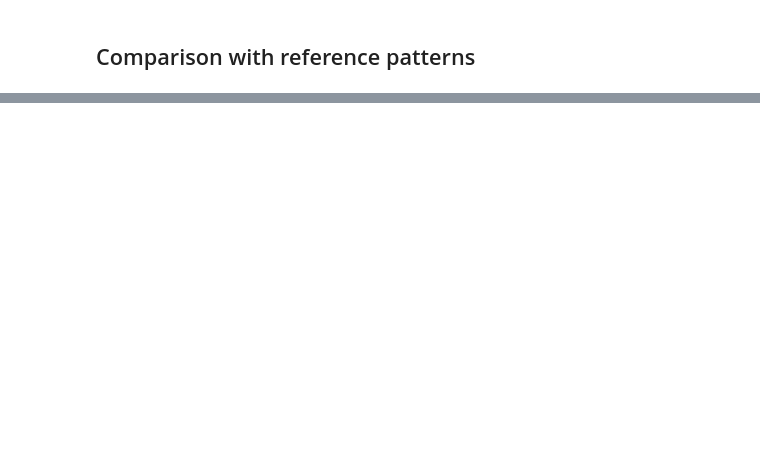
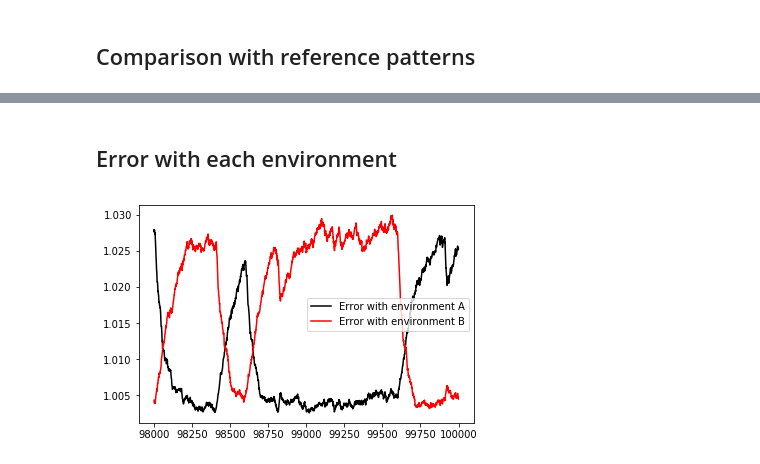
Before and after one commit to fedeflo2/Semester, a Jupyter notebook: Maze Exploration Task.ipynb, the cells around one changed output, grey strips where cells are left out. Drawn from its saved outputs; the diff is of its cells as text; code cells hidden in the pictures; blank space fills up the shorter version.

```diff
--- a/Maze Exploration Task.ipynb
+++ b/Maze Exploration Task.ipynb
@@ -138,0 +157,17 @@ plt.show()
+# %% [markdown]
+## Error with each environment
+# %%
+error_A = np.zeros(N)
+error_B = np.zeros(N)
+
+for t in range(N):
+    error_A[t] = (1./rooms**2)*np.sum((np.squeeze(alpha_time[:,:,t])-ref_A)**2)
+    error_B[t] = (1./rooms**2)*np.sum((np.squeeze(alpha_time[:,:,t])-ref_B)**2)
+
+plt.figure()
+plt.plot(range(N-2000,N),error_A[-2000:],'k',label = 'Error with environment A')
+plt.plot(range(N-2000,N),error_B[-2000:],'r',label = 'Error with environment B')
+plt.legend()
+plt.show()
+# %% [output]
+[figure, added]
```
Also changed, not shown: parts of 5 cells of this notebook.
